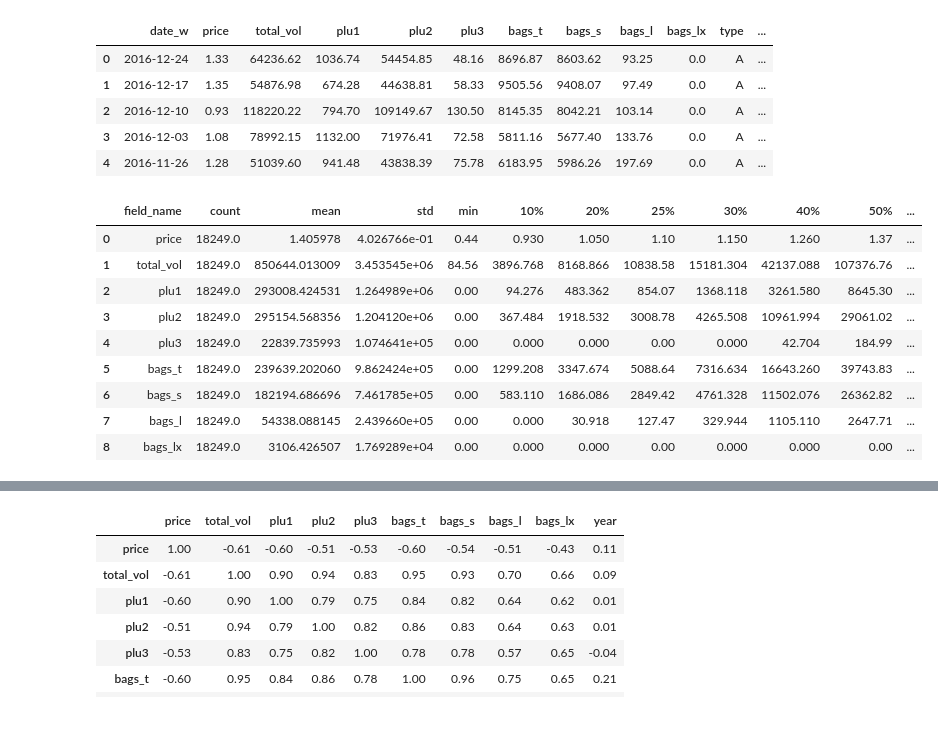
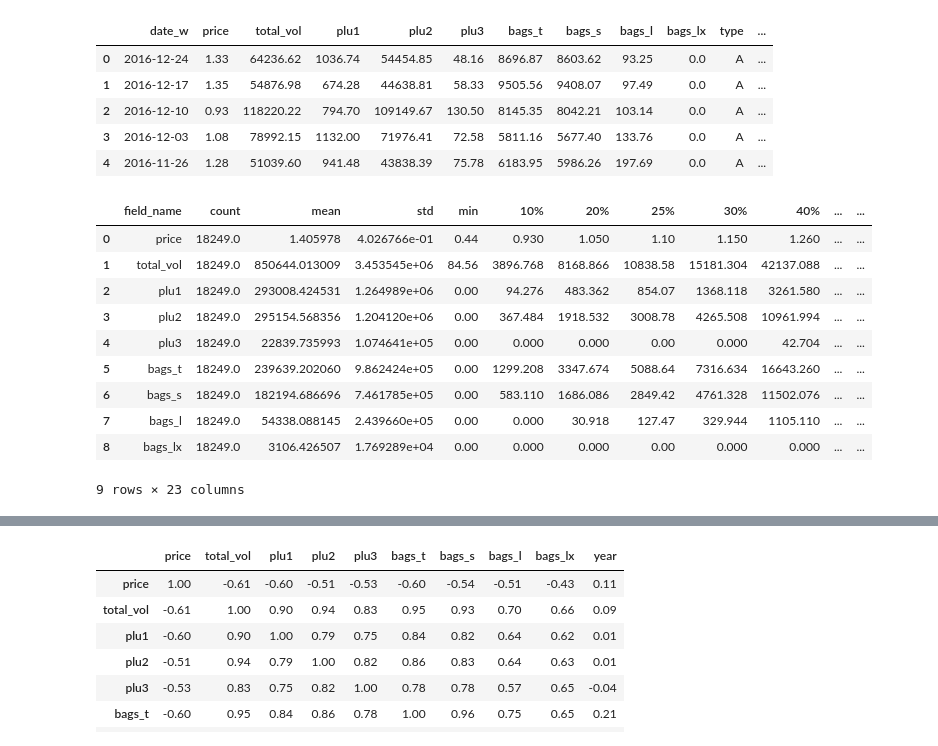
Before and after one commit to PatelKeviin/DataDisca-EDA, a Jupyter notebook: eda_product_a.ipynb, the cells around one changed output, grey strips where cells are left out. Cells and saved outputs as stored; diff of their text form; code cells hidden in the pictures.

```diff
--- a/eda_product_a.ipynb
+++ b/eda_product_a.ipynb
@@ -69,30 +69,35 @@ df_product_a.head()
 # %%
 # Descriptive statistical analysis of 'df_product_a'
 
 # numeric columns to use
 columns_to_include = ['price', 'total_vol', 'plu1', 'plu2', 'plu3', 'bags_t', 'bags_s', 'bags_l', 'bags_lx']
 
 df_stats = df_product_a.describe(percentiles=[0.1, 0.2, 0.25, 0.3, 0.4, 0.5, 0.6, 0.7, 0.75, 0.8, 0.9],
                                 exclude=[np.object, np.int64, np.datetime64]).transpose()
 # add columns - variance, median, mode
 # NOTE: For mode, there is a tie between multiple values in 'total_vol' column, I am choosing one arbitrarily
 df_stats['var'], df_stats['median'], df_stats['mode'] = df_product_a[columns_to_include].var(), df_product_a[columns_to_include].median(), df_product_a[columns_to_include].mode().iloc[0]
+# adding IQR, skewness and kurtosis
+df_stats['IQR'] = (df_stats['75%'] - df_stats['25%'])
+df_stats['skewness'], df_stats['kurtosis'] = df_product_a.skew(), df_product_a.kurt()
+
 # add 'field_name' column to 'df_stats'
 df_stats.index.name = 'field_name'
 df_stats.reset_index(inplace=True)
 
 df_stats
 # %% [output]
-|  | field_name | count | mean | std | min | 10% | 20% | 25% | 30% | 40% | 50% | ... |
-| 0 | price | 18249.0 | 1.405978 | 4.026766e-01 | 0.44 | 0.930 | 1.050 | 1.10 | 1.150 | 1.260 | 1.37 | ... |
-| 1 | total_vol | 18249.0 | 850644.013009 | 3.453545e+06 | 84.56 | 3896.768 | 8168.866 | 10838.58 | 15181.304 | 42137.088 | 107376.76 | ... |
-| 2 | plu1 | 18249.0 | 293008.424531 | 1.264989e+06 | 0.00 | 94.276 | 483.362 | 854.07 | 1368.118 | 3261.580 | 8645.30 | ... |
-| 3 | plu2 | 18249.0 | 295154.568356 | 1.204120e+06 | 0.00 | 367.484 | 1918.532 | 3008.78 | 4265.508 | 10961.994 | 29061.02 | ... |
-| 4 | plu3 | 18249.0 | 22839.735993 | 1.074641e+05 | 0.00 | 0.000 | 0.000 | 0.00 | 0.000 | 42.704 | 184.99 | ... |
-| 5 | bags_t | 18249.0 | 239639.202060 | 9.862424e+05 | 0.00 | 1299.208 | 3347.674 | 5088.64 | 7316.634 | 16643.260 | 39743.83 | ... |
-| 6 | bags_s | 18249.0 | 182194.686696 | 7.461785e+05 | 0.00 | 583.110 | 1686.086 | 2849.42 | 4761.328 | 11502.076 | 26362.82 | ... |
-| 7 | bags_l | 18249.0 | 54338.088145 | 2.439660e+05 | 0.00 | 0.000 | 30.918 | 127.47 | 329.944 | 1105.110 | 2647.71 | ... |
-| 8 | bags_lx | 18249.0 | 3106.426507 | 1.769289e+04 | 0.00 | 0.000 | 0.000 | 0.00 | 0.000 | 0.000 | 0.00 | ... |
+|  | field_name | count | mean | std | min | 10% | 20% | 25% | 30% | 40% | ... | ... |
+| 0 | price | 18249.0 | 1.405978 | 4.026766e-01 | 0.44 | 0.930 | 1.050 | 1.10 | 1.150 | 1.260 | ... | ... |
+| 1 | total_vol | 18249.0 | 850644.013009 | 3.453545e+06 | 84.56 | 3896.768 | 8168.866 | 10838.58 | 15181.304 | 42137.088 | ... | ... |
+| 2 | plu1 | 18249.0 | 293008.424531 | 1.264989e+06 | 0.00 | 94.276 | 483.362 | 854.07 | 1368.118 | 3261.580 | ... | ... |
+| 3 | plu2 | 18249.0 | 295154.568356 | 1.204120e+06 | 0.00 | 367.484 | 1918.532 | 3008.78 | 4265.508 | 10961.994 | ... | ... |
+| 4 | plu3 | 18249.0 | 22839.735993 | 1.074641e+05 | 0.00 | 0.000 | 0.000 | 0.00 | 0.000 | 42.704 | ... | ... |
+| 5 | bags_t | 18249.0 | 239639.202060 | 9.862424e+05 | 0.00 | 1299.208 | 3347.674 | 5088.64 | 7316.634 | 16643.260 | ... | ... |
+| 6 | bags_s | 18249.0 | 182194.686696 | 7.461785e+05 | 0.00 | 583.110 | 1686.086 | 2849.42 | 4761.328 | 11502.076 | ... | ... |
+| 7 | bags_l | 18249.0 | 54338.088145 | 2.439660e+05 | 0.00 | 0.000 | 30.918 | 127.47 | 329.944 | 1105.110 | ... | ... |
+| 8 | bags_lx | 18249.0 | 3106.426507 | 1.769289e+04 | 0.00 | 0.000 | 0.000 | 0.00 | 0.000 | 0.000 | ... | ... |
+9 rows × 23 columns
 # %%
 # Creating a Pearson correlation matrix
 
```
Also changed, not shown: parts of 15 cells of this notebook.
